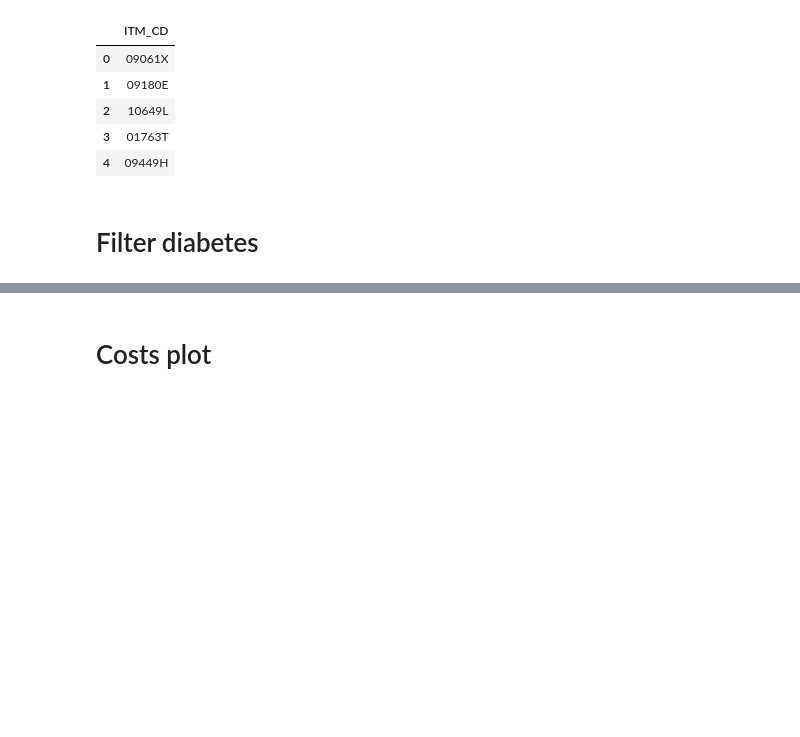
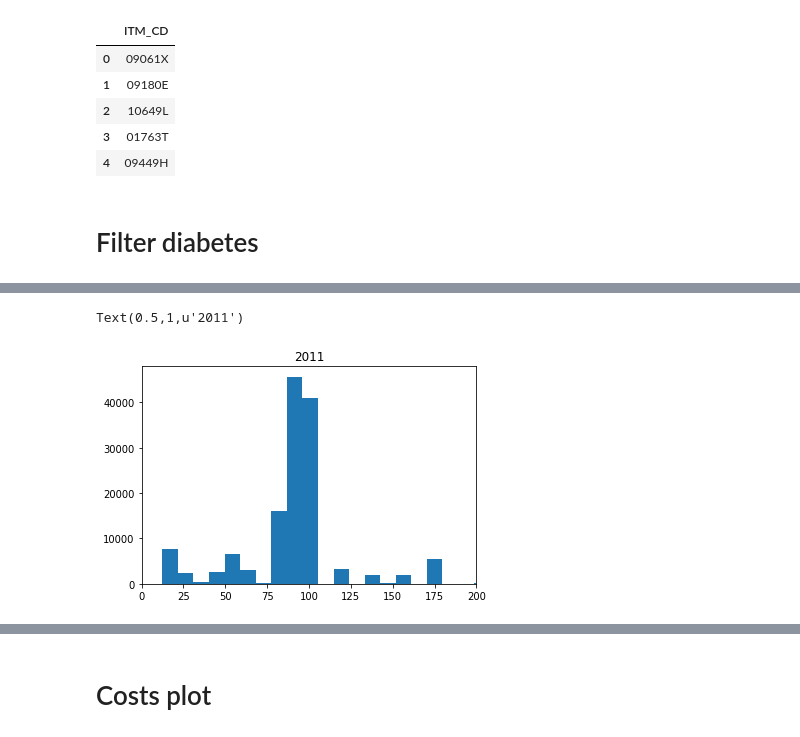
Before and after one commit to samuelefiorini/tangle, a Jupyter notebook: notebooks/test.ipynb, the cells around one changed output, grey strips where cells are left out. Cells and saved outputs as stored; diff of their text form; code cells hidden in the pictures; blank space fills up the shorter version.

```diff
--- a/notebooks/test.ipynb
+++ b/notebooks/test.ipynb
@@ -172,0 +142,7 @@ dd_costs.head()
+# %%
+plt.hist(dd_costs['TOT'], bins=200)
+plt.xlim([0,200])
+plt.title(2011)
+# %% [output]
+Text(0.5,1,u'2011')
+[figure, added]
```
Also changed, not shown: parts of 19 cells of this notebook, 1 other file.
